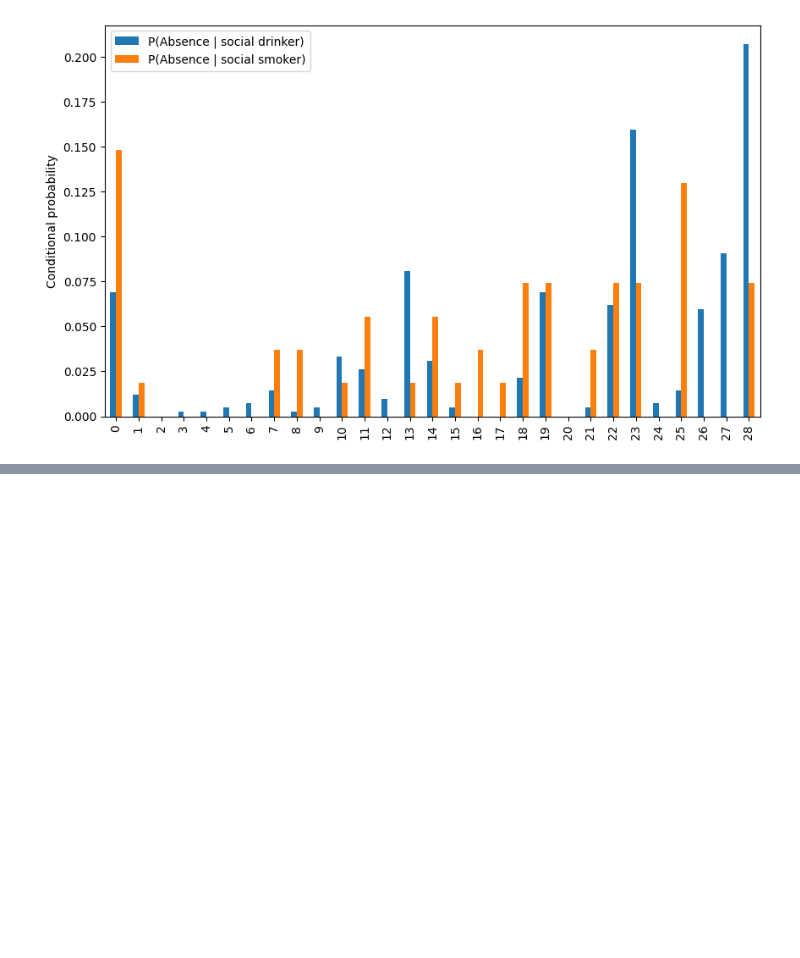
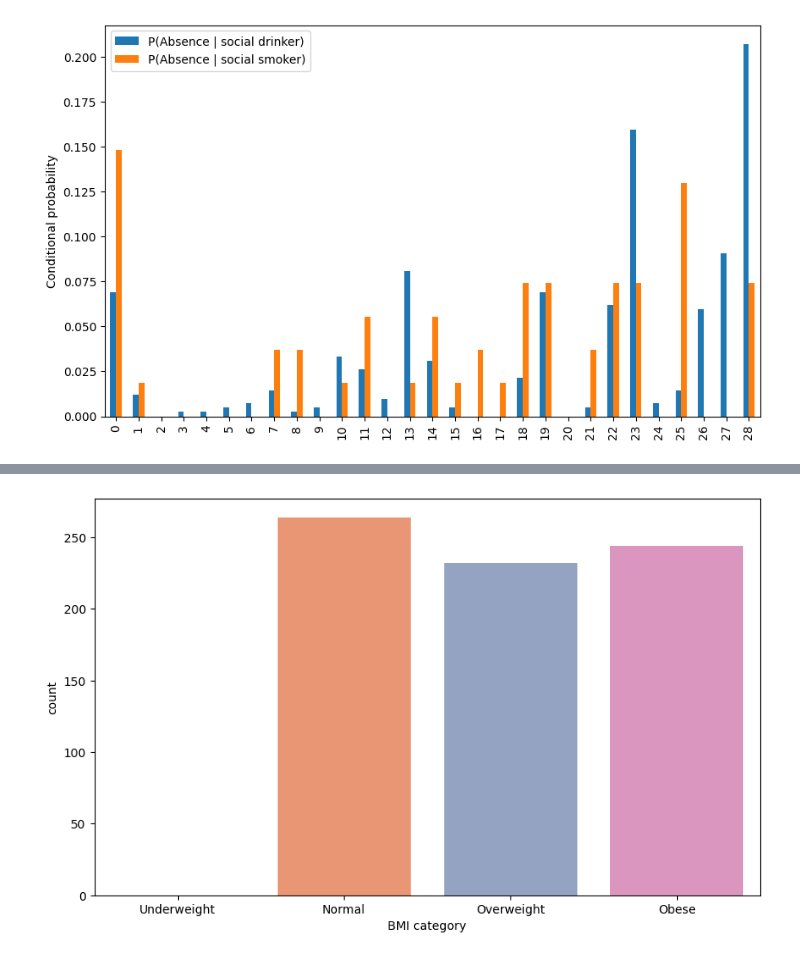
Before and after one commit to Maansy/Absenteeism-at-Work, a Jupyter notebook: AbsenteeismAtWork.ipynb, the cells around one changed output, grey strips where cells are left out. Saved outputs shown, nothing was run; the diff lists cells and outputs as text; code cells hidden in the pictures; blank space fills up the shorter version.

```diff
--- a/AbsenteeismAtWork.ipynb
+++ b/AbsenteeismAtWork.ipynb
@@ -193,0 +282,23 @@ plt.savefig('figs/Conditional_probabilities.png',format='png',dpi = 300)
+# %%
+def get_bmi_category(bmi):
+    category_mapping = {
+        (float('-inf') ,18.5): 'Underweight',
+        (18.5, 25): 'Normal',
+        (25, 30): 'Overweight',
+        (30, float('inf')): 'Obese'
+    }
+
+    for cat_rang, cat_name in category_mapping.items():
+        if bmi >= cat_rang[0] and bmi < cat_rang[1]:
+            return cat_name
+    return 'Unknown'
+
+preprocessed_data['BMI category'] = preprocessed_data['Body mass index'].\
+    apply(get_bmi_category)
+# %%
+plt.figure(figsize=(10,6))
+sns.countplot(data=preprocessed_data,x='BMI category',\
+              order=['Underweight', 'Normal', 'Overweight', 'Obese'],palette='Set2')
+plt.savefig('figs/bmi_category.png',format='png',dpi=300)
+# %% [output]
+[figure, added]
```
Also changed, not shown: parts of 12 cells of this notebook, 8 other files.
